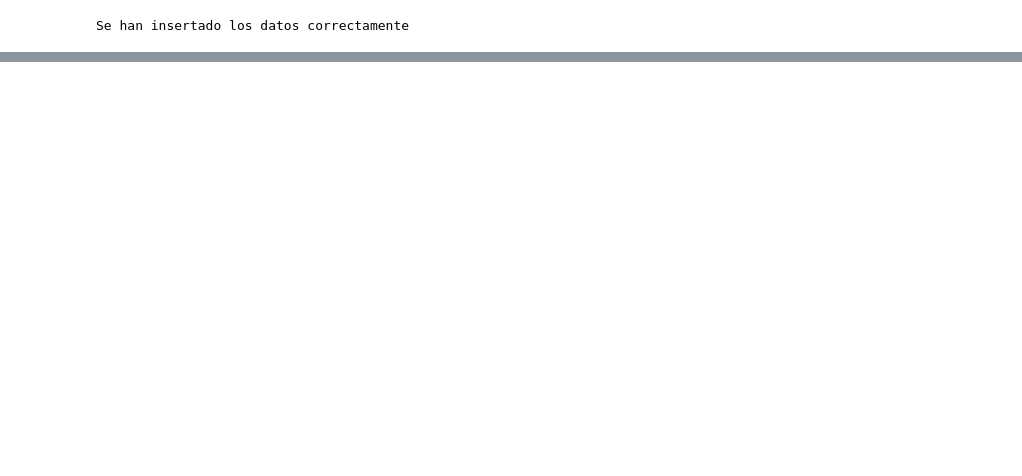
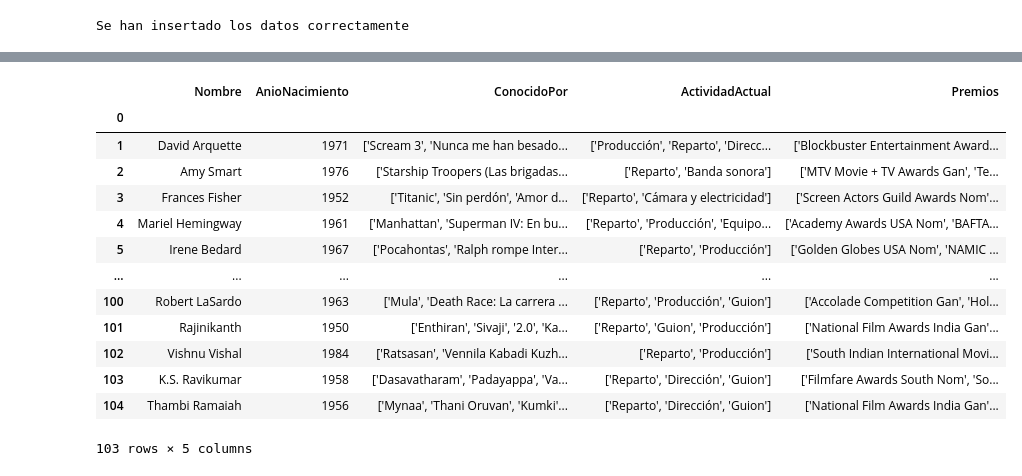
Before and after one commit to laural87/proyecto-da-promo-i-modulo-2-team-1, a Jupyter notebook: Insercion_SQL_fase6.ipynb, the cells around one changed output, grey strips where cells are left out. Cells and saved outputs as stored; diff of their text form; code cells hidden in the pictures; blank space fills up the shorter version.

```diff
--- a/Insercion_SQL_fase6.ipynb
+++ b/Insercion_SQL_fase6.ipynb
@@ -187,3 +198,20 @@ df_actores
+# %%
+df
+# %% [output]
+|  | Nombre | AnioNacimiento | ConocidoPor | ActividadActual | Premios |
+| 0 |  |  |  |  |  |
+| 1 | David Arquette | 1971 | ['Scream 3', 'Nunca me han besado... | ['Producción', 'Reparto', 'Direcc... | ['Blockbuster Entertainment Award... |
+| 2 | Amy Smart | 1976 | ['Starship Troopers (Las brigadas... | ['Reparto', 'Banda sonora'] | ['MTV Movie + TV Awards Gan', 'Te... |
+| 3 | Frances Fisher | 1952 | ['Titanic', 'Sin perdón', 'Amor d... | ['Reparto', 'Cámara y electricidad'] | ['Screen Actors Guild Awards Nom'... |
+| 4 | Mariel Hemingway | 1961 | ['Manhattan', 'Superman IV: En bu... | ['Reparto', 'Producción', 'Equipo... | ['Academy Awards USA Nom', 'BAFTA... |
+| 5 | Irene Bedard | 1967 | ['Pocahontas', 'Ralph rompe Inter... | ['Reparto', 'Producción'] | ['Golden Globes USA Nom', 'NAMIC ... |
+| ... | ... | ... | ... | ... | ... |
+| 100 | Robert LaSardo | 1963 | ['Mula', 'Death Race: La carrera ... | ['Reparto', 'Producción', 'Guion'] | ['Accolade Competition Gan', 'Hol... |
+| 101 | Rajinikanth | 1950 | ['Enthiran', 'Sivaji', '2.0', 'Ka... | ['Reparto', 'Guion', 'Producción'] | ['National Film Awards India Gan'... |
+| 102 | Vishnu Vishal | 1984 | ['Ratsasan', 'Vennila Kabadi Kuzh... | ['Reparto', 'Producción'] | ['South Indian International Movi... |
+| 103 | K.S. Ravikumar | 1958 | ['Dasavatharam', 'Padayappa', 'Va... | ['Reparto', 'Dirección', 'Guion'] | ['Filmfare Awards South Nom', 'So... |
+| 104 | Thambi Ramaiah | 1956 | ['Mynaa', 'Thani Oruvan', 'Kumki'... | ['Reparto', 'Dirección', 'Guion'] | ['National Film Awards India Gan'... |
+103 rows × 5 columns
 # %%
 # Conectar a la base de datos
 cnx = mysql.connector.connect(user='root', password='AlumnaAdalab',
```
Also changed, not shown: parts of 5 cells of this notebook, 1 other file.
